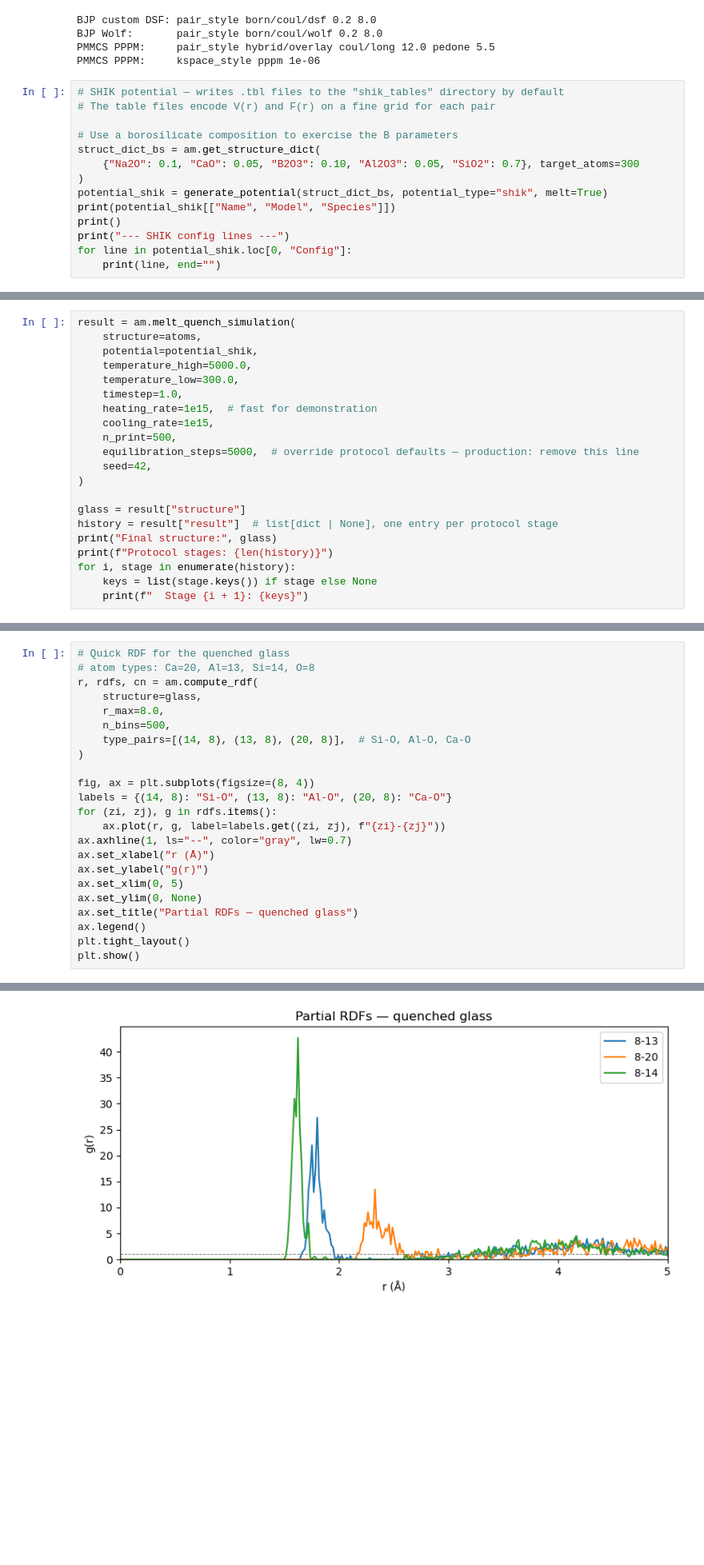
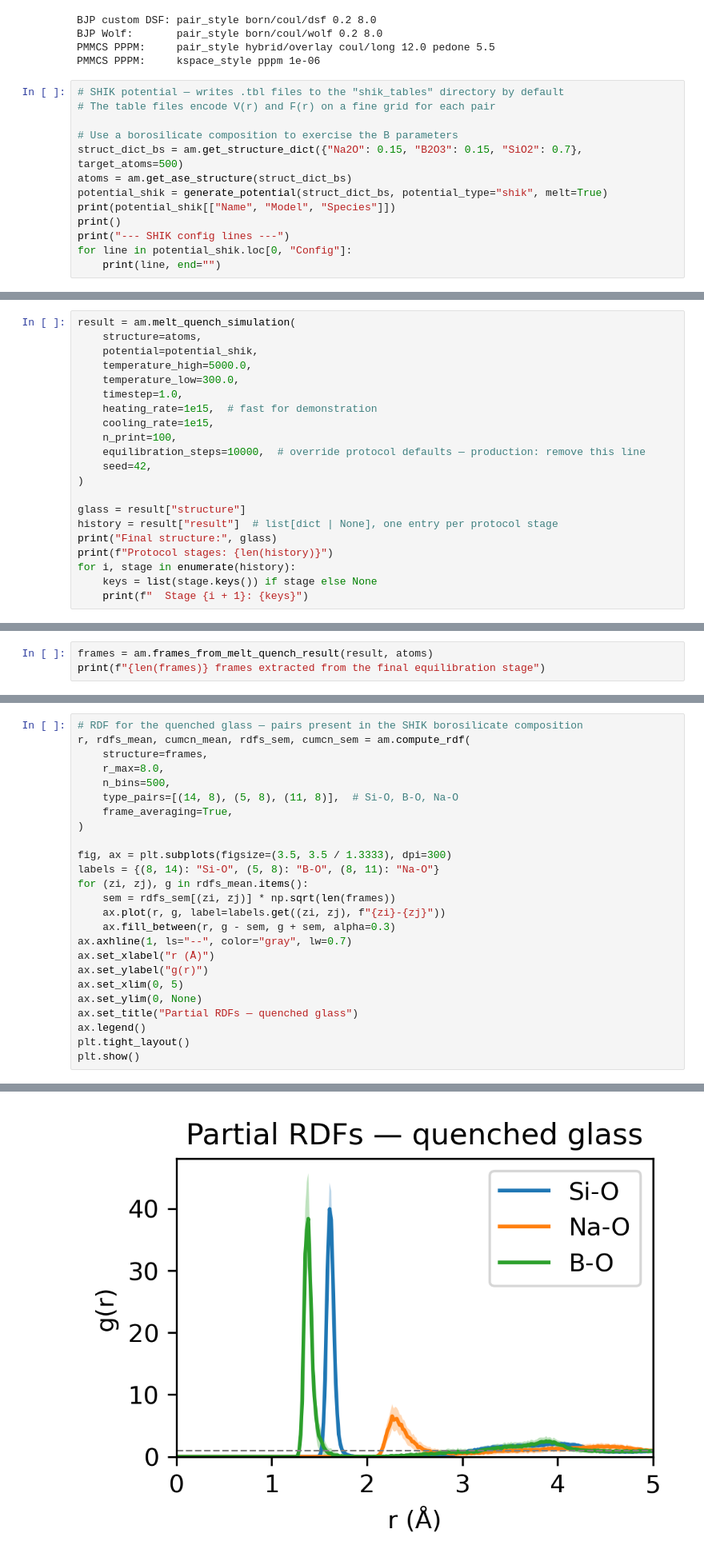
Before and after one commit to glasagent/amorphouspy, a Jupyter notebook: notebooks/MeltquenchTutorial.ipynb, the cells around one changed output, grey strips where cells are left out. Shown at 80% size. Saved outputs shown, nothing was run; the diff lists cells and outputs as text; blank space fills up the shorter version.

```diff
--- a/notebooks/MeltquenchTutorial.ipynb
+++ b/notebooks/MeltquenchTutorial.ipynb
@@ -451,9 +454,8 @@ PMMCS PPPM:     kspace_style pppm 1e-06
 # The table files encode V(r) and F(r) on a fine grid for each pair
 
 # Use a borosilicate composition to exercise the B parameters
-struct_dict_bs = am.get_structure_dict(
-    {"Na2O": 0.1, "CaO": 0.05, "B2O3": 0.10, "Al2O3": 0.05, "SiO2": 0.7}, target_atoms=300
-)
+struct_dict_bs = am.get_structure_dict({"Na2O": 0.15, "B2O3": 0.15, "SiO2": 0.7}, target_atoms=500)
+atoms = am.get_ase_structure(struct_dict_bs)
 potential_shik = generate_potential(struct_dict_bs, potential_type="shik", melt=True)
 print(potential_shik[["Name", "Model", "Species"]])
 print()
@@ -540,8 +542,8 @@ result = am.melt_quench_simulation(
     timestep=1.0,
     heating_rate=1e15,  # fast for demonstration
     cooling_rate=1e15,
-    n_print=500,
-    equilibration_steps=5000,  # override protocol defaults — production: remove this line
+    n_print=100,
+    equilibration_steps=10000,  # override protocol defaults — production: remove this line
     seed=42,
 )
 
@@ -705,3 +730,6 @@ Glass density: 2.521 g/cm³
 ### Structural analysis
 
 After the melt-quench the final `Atoms` structure can be passed directly to the analysis tools. See `StructureTutorial.ipynb` for a full walkthrough; here is a quick RDF check.
+# %%
+frames = am.frames_from_melt_quench_result(result, atoms)
+print(f"{len(frames)} frames extracted from the final equilibration stage")
@@ -708,17 +738,19 @@ After the melt-quench the final `Atoms` structure can be passed directly to the
 # %%
-# Quick RDF for the quenched glass
-# atom types: Ca=20, Al=13, Si=14, O=8
-r, rdfs, cn = am.compute_rdf(
-    structure=glass,
+# RDF for the quenched glass — pairs present in the SHIK borosilicate composition
+r, rdfs_mean, cumcn_mean, rdfs_sem, cumcn_sem = am.compute_rdf(
+    structure=frames,
     r_max=8.0,
     n_bins=500,
-    type_pairs=[(14, 8), (13, 8), (20, 8)],  # Si-O, Al-O, Ca-O
+    type_pairs=[(14, 8), (5, 8), (11, 8)],  # Si-O, B-O, Na-O
+    frame_averaging=True,
 )
 
-fig, ax = plt.subplots(figsize=(8, 4))
-labels = {(14, 8): "Si-O", (13, 8): "Al-O", (20, 8): "Ca-O"}
-for (zi, zj), g in rdfs.items():
+fig, ax = plt.subplots(figsize=(3.5, 3.5 / 1.3333), dpi=300)
+labels = {(8, 14): "Si-O", (5, 8): "B-O", (8, 11): "Na-O"}
+for (zi, zj), g in rdfs_mean.items():
+    sem = rdfs_sem[(zi, zj)] * np.sqrt(len(frames))
     ax.plot(r, g, label=labels.get((zi, zj), f"{zi}-{zj}"))
+    ax.fill_between(r, g - sem, g + sem, alpha=0.3)
 ax.axhline(1, ls="--", color="gray", lw=0.7)
 ax.set_xlabel("r (Å)")
 ax.set_ylabel("g(r)")
@@ -732,4 +765,4 @@ plt.show()
-[figure, old version]
+[figure, new version]
 # %% [markdown]
 ## 7. Quick Reference
 
```
Also changed, not shown: parts of 11 cells of this notebook, 23 other files.
